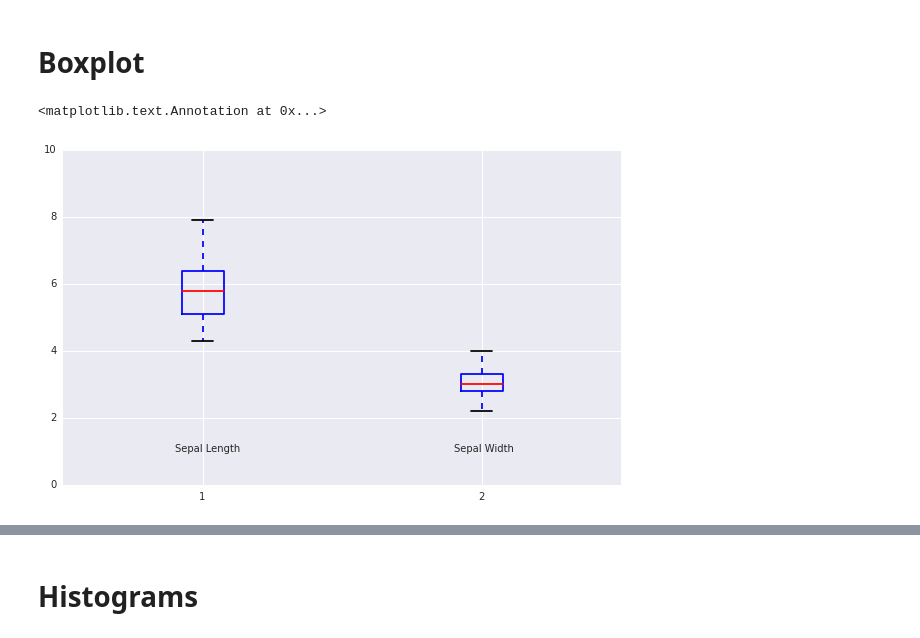
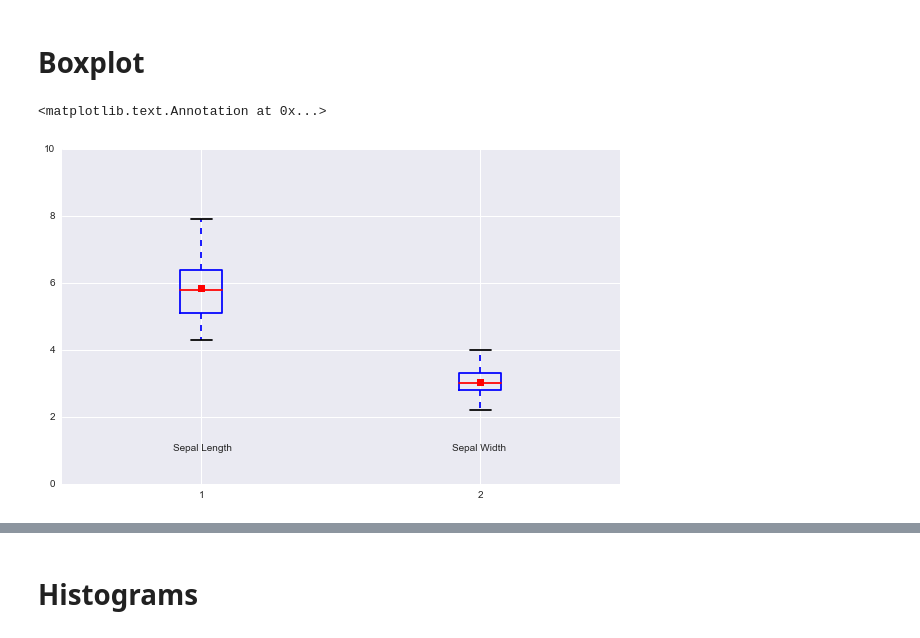
Before and after one commit to alexisperrier/gads, a Jupyter notebook: 03_statistics_fundamentals/py/Statistics Fundamentals.ipynb, the cells around one changed output, grey strips where cells are left out. Cells and saved outputs as stored; diff of their text form; code cells hidden in the pictures.

```diff
--- a/03_statistics_fundamentals/py/Statistics Fundamentals.ipynb
+++ b/03_statistics_fundamentals/py/Statistics Fundamentals.ipynb
@@ -73,15 +87,15 @@ sns.corrplot(df) # compute and plot the pair-wise correlations
 # %%
 # Matplotlib
 
 fig, ax = plt.subplots(figsize=(10, 6))
 plt.subplot(111)
-plt.boxplot( [df['sepal_length'], df['sepal_width'] ]);
+plt.boxplot( [df['sepal_length'], df['sepal_width'] ], showmeans=True);
 plt.ylim(0,10)
 plt.annotate("Sepal Length", xy=(0.9,1))
 plt.annotate("Sepal Width", xy=(1.9,1))
 # %% [output]
 <matplotlib.text.Annotation at 0x...>
-[figure, old version]
+[figure, new version]
 # %%
 # Pandas
 df.boxplot(column=['petal_length','sepal_length'], by='class', figsize= (15,9), showmeans=True);
```
Also changed, not shown: parts of 7 cells of this notebook, 6 other files.
